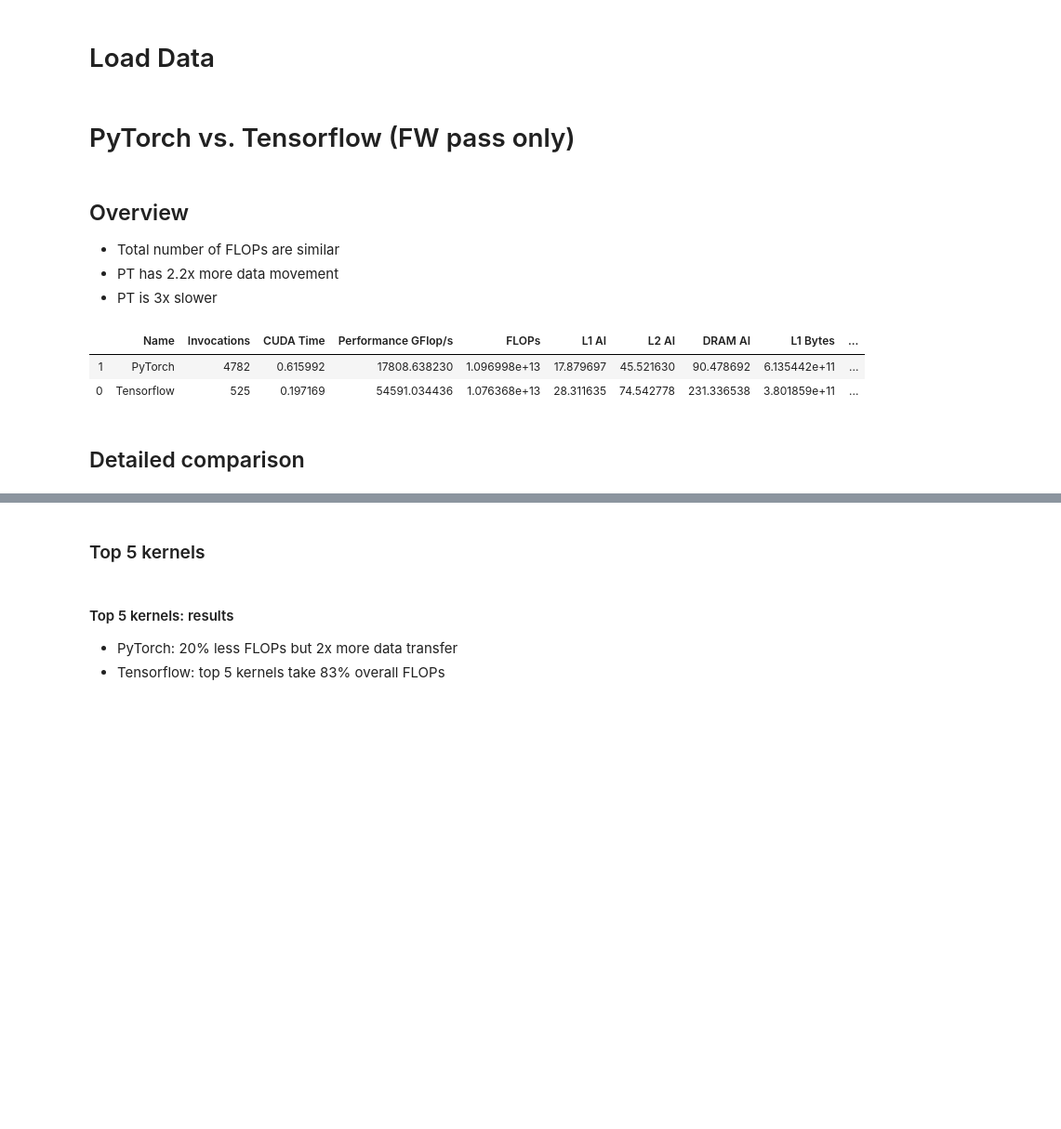
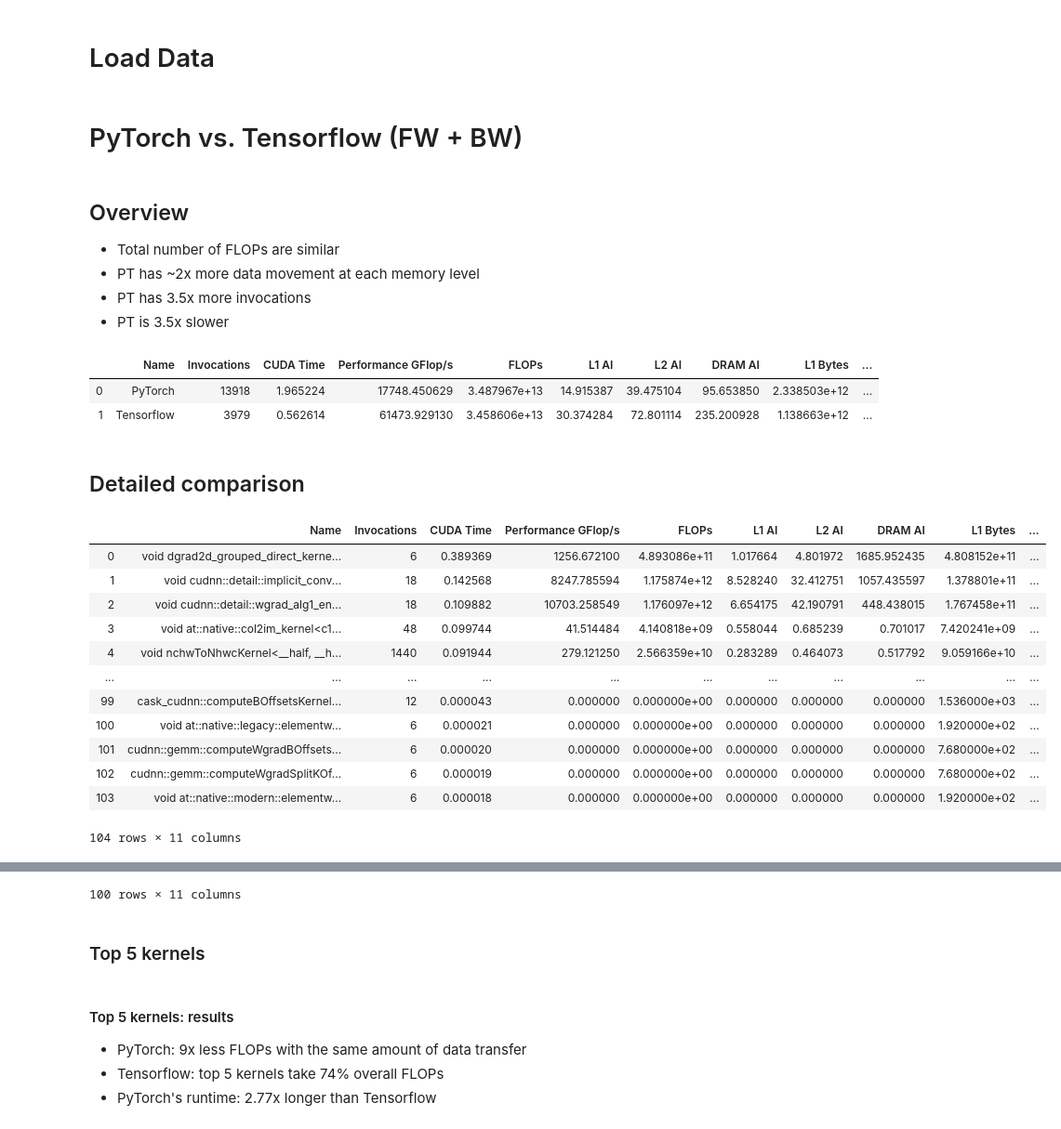
Before and after one commit to PointKernel/climate-seg-benchmark, a Jupyter notebook: analysis/analysis.ipynb, the cells around one changed output, grey strips where cells are left out. Shown at 93% size. Cells and saved outputs as stored; diff of their text form; code cells hidden in the pictures; blank space fills up the shorter version.

```diff
--- a/analysis/analysis.ipynb
+++ b/analysis/analysis.ipynb
@@ -31,31 +31,58 @@ ptprofiledf  = pd.read_csv(os.path.join(ptdir,"profile.csv"))
 # %% [markdown]
-# PyTorch vs. Tensorflow (FW pass only)
+# PyTorch vs. Tensorflow (FW + BW)
 # %% [markdown]
 ## Overview
 * Total number of FLOPs are similar
-* PT has 2.2x more data movement
-* PT is 3x slower
+* PT has ~2x more data movement at each memory level
+* PT has 3.5x more invocations
+* PT is 3.5x slower
-# %%
-tfcombineddf['Name'] = 'Tensorflow'
-tfdf = tfcombineddf[selectkeys]
-
-ptcombineddf['Name'] = 'PyTorch'
-ptdf = ptcombineddf.loc[ptcombineddf['Pass'].str.contains("forward"), selectkeys].copy()
-
-combineddf = ptdf.append(tfdf)
-
-display(combineddf)
-# %% [output]
-|  | Name | Invocations | CUDA Time | Performance GFlop/s | FLOPs | L1 AI | L2 AI | DRAM AI | L1 Bytes | ... |
-| 1 | PyTorch | 4782 | 0.615992 | 17808.638230 | 1.096998e+13 | 17.879697 | 45.521630 | 90.478692 | 6.135442e+11 | ... |
-| 0 | Tensorflow | 525 | 0.197169 | 54591.034436 | 1.076368e+13 | 28.311635 | 74.542778 | 231.336538 | 3.801859e+11 | ... |
+# %%
+tfcombineddf['Name'] = 'Tensorflow'
+tfdf = tfcombineddf[selectkeys]
+
+ptcombineddf['Name'] = 'PyTorch'
+ptcombineddf = ptcombineddf.groupby(['Name']).sum().reset_index()
+ptdf = ptcombineddf[selectkeys].copy()
+ptdf['Performance GFlop/s'] = ptdf['FLOPs'] / ptdf['CUDA Time'] / 1e9
+ptdf['L1 AI'] = ptdf['FLOPs'] / ptdf['L1 Bytes']
+ptdf['L2 AI'] = ptdf['FLOPs'] / ptdf['L2 Bytes']
+ptdf['DRAM AI'] = ptdf['FLOPs'] / ptdf['DRAM Bytes']
+
+combineddf = ptdf.append(tfdf).reset_index(drop=True)
+
+display(combineddf)
+# %% [output]
+|  | Name | Invocations | CUDA Time | Performance GFlop/s | FLOPs | L1 AI | L2 AI | DRAM AI | L1 Bytes | ... |
+| 0 | PyTorch | 13918 | 1.965224 | 17748.450629 | 3.487967e+13 | 14.915387 | 39.475104 | 95.653850 | 2.338503e+12 | ... |
+| 1 | Tensorflow | 3979 | 0.562614 | 61473.929130 | 3.458606e+13 | 30.374284 | 72.801114 | 235.200928 | 1.138663e+12 | ... |
 # %% [markdown]
 ## Detailed comparison
 # %%
-ptdf = ptprofiledf.loc[ptprofiledf['Pass'].str.contains("forward"), selectkeys].sort_values('CUDA Time', ascending=False).reset_index(drop=True).copy()
+ptdf = ptprofiledf[selectkeys].copy()
+ptdf = ptdf.groupby(['Name']).sum().sort_values('CUDA Time', ascending=False)
+ptdf.reset_index(inplace=True)
+ptdf['Performance GFlop/s'] = ptdf['FLOPs'] / ptdf['CUDA Time'] / 1e9
+ptdf['L1 AI'] = ptdf['FLOPs'] / ptdf['L1 Bytes']
+ptdf['L2 AI'] = ptdf['FLOPs'] / ptdf['L2 Bytes']
+ptdf['DRAM AI'] = ptdf['FLOPs'] / ptdf['DRAM Bytes']
+
 #profiledf = profiledf.sort_values('CUDA Time', ascending=False).reset_index(drop=True)
 tfdf = tfprofiledf[selectkeys].copy()
 
 # print
-#display(ptdf)
-#display(tfdf)
+display(ptdf)
+display(tfdf)
+# %% [output]
+|  | Name | Invocations | CUDA Time | Performance GFlop/s | FLOPs | L1 AI | L2 AI | DRAM AI | L1 Bytes | ... |
+| 0 | void dgrad2d_grouped_direct_kerne... | 6 | 0.389369 | 1256.672100 | 4.893086e+11 | 1.017664 | 4.801972 | 1685.952435 | 4.808152e+11 | ... |
+| 1 | void cudnn::detail::implicit_conv... | 18 | 0.142568 | 8247.785594 | 1.175874e+12 | 8.528240 | 32.412751 | 1057.435597 | 1.378801e+11 | ... |
+| 2 | void cudnn::detail::wgrad_alg1_en... | 18 | 0.109882 | 10703.258549 | 1.176097e+12 | 6.654175 | 42.190791 | 448.438015 | 1.767458e+11 | ... |
+| 3 | void at::native::col2im_kernel<c1... | 48 | 0.099744 | 41.514484 | 4.140818e+09 | 0.558044 | 0.685239 | 0.701017 | 7.420241e+09 | ... |
+| 4 | void nchwToNhwcKernel<__half, __h... | 1440 | 0.091944 | 279.121250 | 2.566359e+10 | 0.283289 | 0.464073 | 0.517792 | 9.059166e+10 | ... |
+| ... | ... | ... | ... | ... | ... | ... | ... | ... | ... | ... |
+| 99 | cask_cudnn::computeBOffsetsKernel... | 12 | 0.000043 | 0.000000 | 0.000000e+00 | 0.000000 | 0.000000 | 0.000000 | 1.536000e+03 | ... |
+| 100 | void at::native::legacy::elementw... | 6 | 0.000021 | 0.000000 | 0.000000e+00 | 0.000000 | 0.000000 | 0.000000 | 1.920000e+02 | ... |
+| 101 | cudnn::gemm::computeWgradBOffsets... | 6 | 0.000020 | 0.000000 | 0.000000e+00 | 0.000000 | 0.000000 | 0.000000 | 7.680000e+02 | ... |
+| 102 | cudnn::gemm::computeWgradSplitKOf... | 6 | 0.000019 | 0.000000 | 0.000000e+00 | 0.000000 | 0.000000 | 0.000000 | 7.680000e+02 | ... |
+| 103 | void at::native::modern::elementw... | 6 | 0.000018 | 0.000000 | 0.000000e+00 | 0.000000 | 0.000000 | 0.000000 | 1.920000e+02 | ... |
+104 rows × 11 columns
@@ -62,3 +101,4 @@ tfdf = tfprofiledf[selectkeys].copy()
+100 rows × 11 columns
 # %% [markdown]
 ### Top 5 kernels
 # %%
@@ -111,8 +151,9 @@ del topdf['Total Bytes']
 #del topdf['CUDA Time']
 # %% [markdown]
 #### Top 5 kernels: results
-* PyTorch: 20% less FLOPs but 2x more data transfer
-* Tensorflow: top 5 kernels take 83% overall FLOPs
+* PyTorch: 9x less FLOPs with the same amount of data transfer
+* Tensorflow: top 5 kernels take 74% overall FLOPs
+* PyTorch's runtime: 2.77x longer than Tensorflow
 # %%
 # print
 display(topdf)
```
Also changed, not shown: parts of 13 cells of this notebook, 8 other files.
